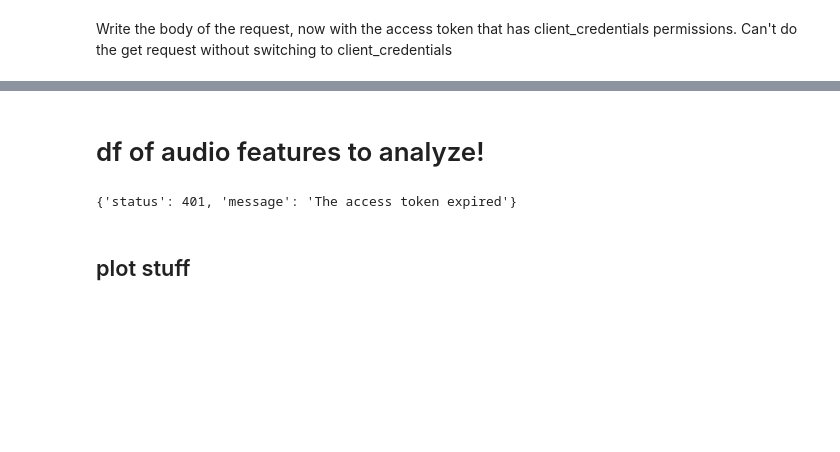
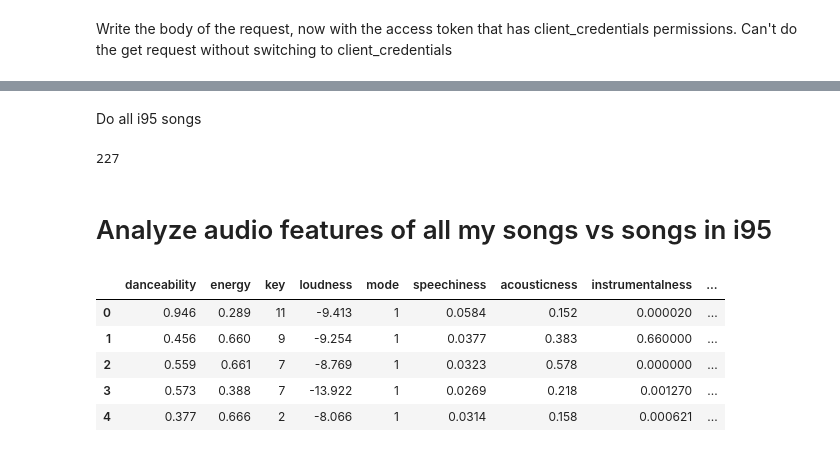
Before and after one commit to laurenlsun/spotify, a Jupyter notebook: github spotify version.ipynb, the cells around one changed output, grey strips where cells are left out. Drawn from its saved outputs; the diff is of its cells as text; code cells hidden in the pictures; blank space fills up the shorter version.

```diff
--- a/github spotify version.ipynb
+++ b/github spotify version.ipynb
@@ -240,0 +185,2 @@ track_ids
+# %%
+i95song_ids = [song['track']['id'] for song in i95songs if not isinstance(song, float)]
@@ -277,0 +263,16 @@ ConnectionError: HTTPSConnectionPool(host='api.spotify.com', port=443): Max retr
+# %%
+# format song ids into comma separated strings
+i95_idstrings = []
+for i in range(2): # batches of 100 songs
+    idstring = ""
+    for j in range(0+i*100, i*100+100):
+        idstring+=i95song_ids[j] + ","
+    idstring = idstring[:len(idstring)-1]
+    # trim off last comma
+    i95_idstrings.append(idstring)
+# make last batch; hard-code
+idstring = ""
+for j in range(200, 227):
+    idstring+=i95song_ids[j] + ","
+idstring = idstring[:len(idstring)-1]
+i95_idstrings.append(idstring)
@@ -277,0 +287,5 @@ ConnectionError: HTTPSConnectionPool(host='api.spotify.com', port=443): Max retr
+# %%
+features_url = "https://api.spotify.com/v1/audio-features"
+r = requests.get(features_url, {
+        'ids': saved_idstrings[0]},
+        headers=headers).json()
@@ -277,0 +318,2 @@ ConnectionError: HTTPSConnectionPool(host='api.spotify.com', port=443): Max retr
+# %% [markdown]
+Do all i95 songs
@@ -277,0 +326,4 @@ ConnectionError: HTTPSConnectionPool(host='api.spotify.com', port=443): Max retr
+# %%
+len(i95_feature_dicts)
+# %% [output]
+227
@@ -278,9 +336,12 @@ ConnectionError: HTTPSConnectionPool(host='api.spotify.com', port=443): Max retr
 # %% [markdown]
-# df of audio features to analyze!
+# Analyze audio features of all my songs vs songs in i95
 # %%
-afdf = pd.DataFrame(audio_features)
-afdf['error'][0]
+saved_af = pd.DataFrame(saved_feature_dicts)
+saved_af.head()
 # %% [output]
-{'status': 401, 'message': 'The access token expired'}
+|  | danceability | energy | key | loudness | mode | speechiness | acousticness | instrumentalness | ... |
+| 0 | 0.946 | 0.289 | 11 | -9.413 | 1 | 0.0584 | 0.152 | 0.000020 | ... |
+| 1 | 0.456 | 0.660 | 9 | -9.254 | 1 | 0.0377 | 0.383 | 0.660000 | ... |
+| 2 | 0.559 | 0.661 | 7 | -8.769 | 1 | 0.0323 | 0.578 | 0.000000 | ... |
+| 3 | 0.573 | 0.388 | 7 | -13.922 | 1 | 0.0269 | 0.218 | 0.001270 | ... |
+| 4 | 0.377 | 0.666 | 2 | -8.066 | 1 | 0.0314 | 0.158 | 0.000621 | ... |
-# %% [markdown]
-## plot stuff
```
Also changed, not shown: parts of 60 cells of this notebook.
